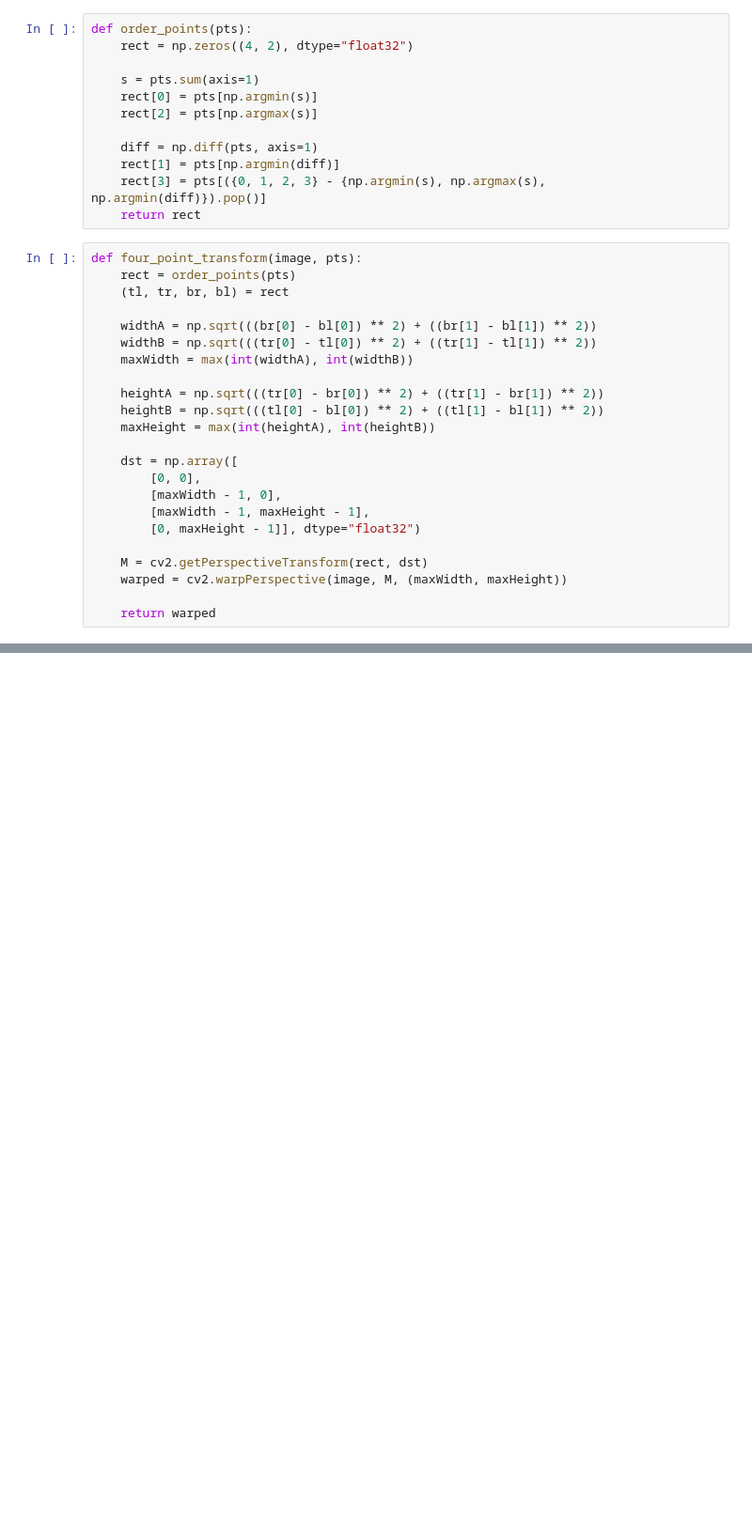
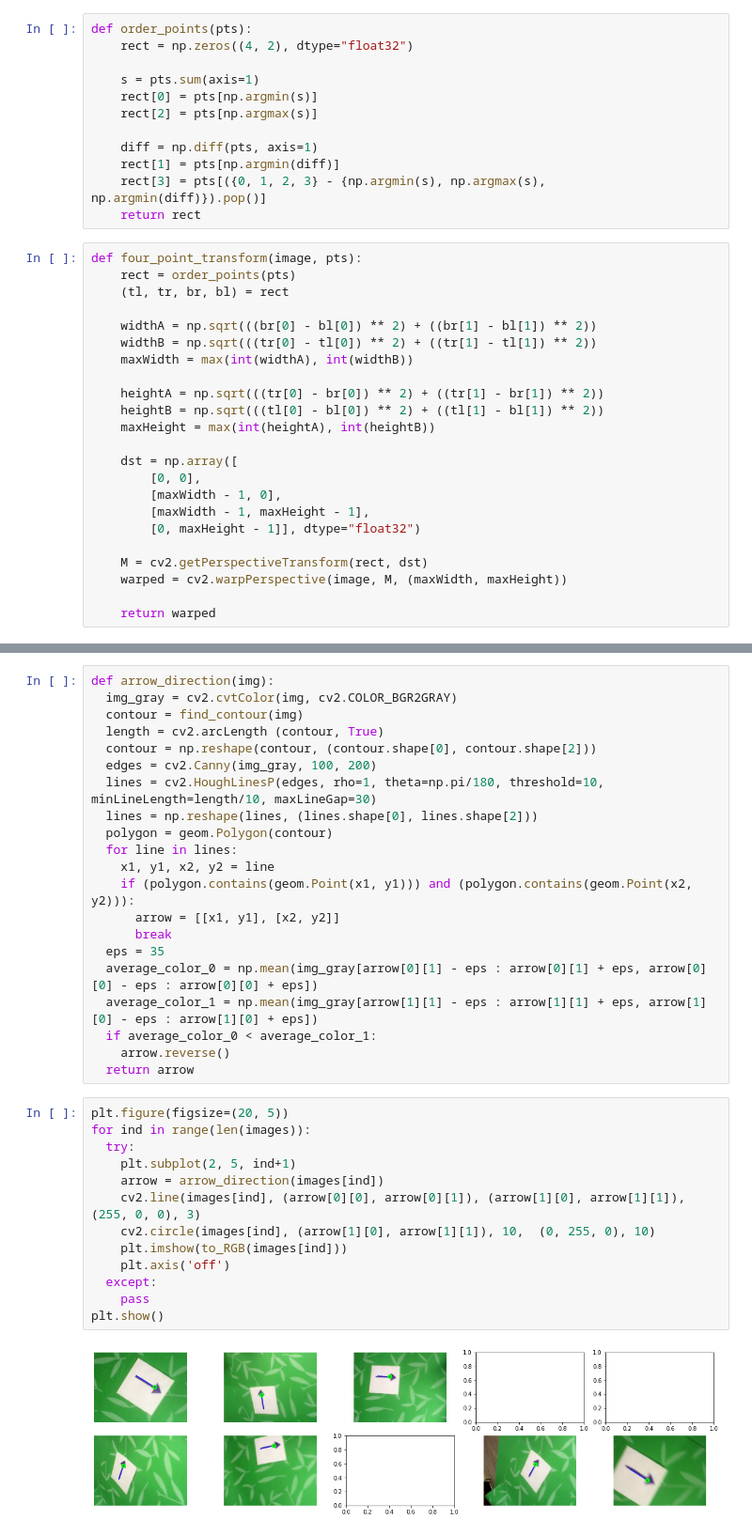
Before and after one commit to Eugene-Smith/cvr_course, a Jupyter notebook: notebooks/cv_hw3.ipynb, the cells around one changed output, grey strips where cells are left out. Shown at 94% size. Cells and saved outputs as stored; diff of their text form; blank space fills up the shorter version.

```diff
--- a/notebooks/cv_hw3.ipynb
+++ b/notebooks/cv_hw3.ipynb
@@ -141,0 +145,36 @@ plt.show ()
+# %%
+def arrow_direction(img):
+  img_gray = cv2.cvtColor(img, cv2.COLOR_BGR2GRAY)
+  contour = find_contour(img)
+  length = cv2.arcLength (contour, True)
+  contour = np.reshape(contour, (contour.shape[0], contour.shape[2]))
+  edges = cv2.Canny(img_gray, 100, 200)
+  lines = cv2.HoughLinesP(edges, rho=1, theta=np.pi/180, threshold=10, minLineLength=length/10, maxLineGap=30)
+  lines = np.reshape(lines, (lines.shape[0], lines.shape[2]))
+  polygon = geom.Polygon(contour)
+  for line in lines:
+    x1, y1, x2, y2 = line
+    if (polygon.contains(geom.Point(x1, y1))) and (polygon.contains(geom.Point(x2, y2))):
+      arrow = [[x1, y1], [x2, y2]]
+      break
+  eps = 35
+  average_color_0 = np.mean(img_gray[arrow[0][1] - eps : arrow[0][1] + eps, arrow[0][0] - eps : arrow[0][0] + eps])
+  average_color_1 = np.mean(img_gray[arrow[1][1] - eps : arrow[1][1] + eps, arrow[1][0] - eps : arrow[1][0] + eps])
+  if average_color_0 < average_color_1:
+    arrow.reverse()
+  return arrow
+# %%
+plt.figure(figsize=(20, 5))
+for ind in range(len(images)):
+  try:
+    plt.subplot(2, 5, ind+1)
+    arrow = arrow_direction(images[ind])
+    cv2.line(images[ind], (arrow[0][0], arrow[0][1]), (arrow[1][0], arrow[1][1]), (255, 0, 0), 3)
+    cv2.circle(images[ind], (arrow[1][0], arrow[1][1]), 10,  (0, 255, 0), 10)
+    plt.imshow(to_RGB(images[ind]))
+    plt.axis('off')
+  except:
+    pass
+plt.show()
+# %% [output]
+[figure, added]
```
Also changed, not shown: parts of 9 cells of this notebook.
